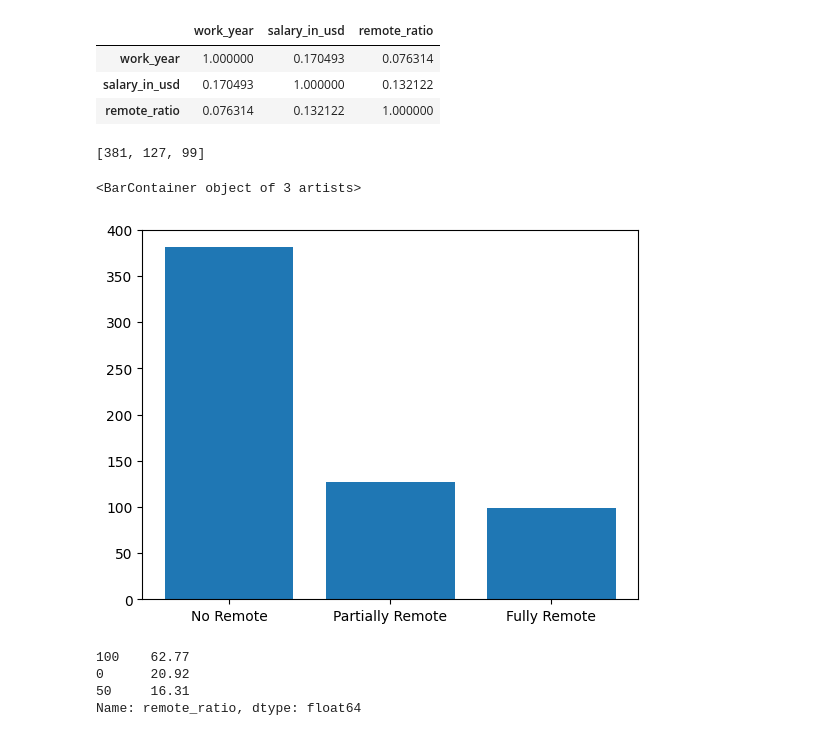
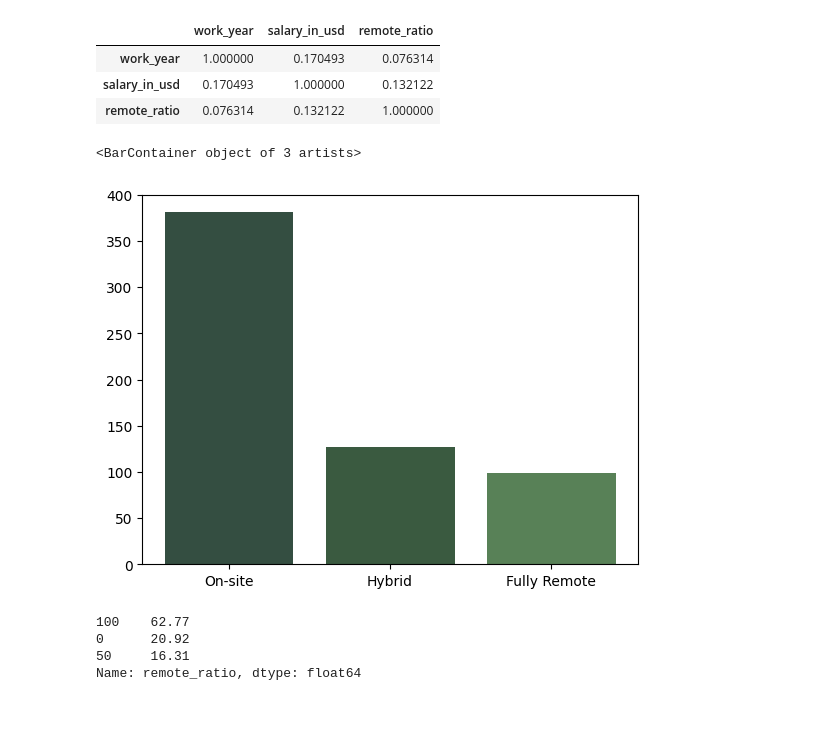
Before and after one commit to Ernestcollins15/Data-related-jobs, a Jupyter notebook: ds_salary.ipynb, the cells around one changed output. Drawn from its saved outputs; the diff is of its cells as text; code cells hidden in the pictures.

```diff
--- a/ds_salary.ipynb
+++ b/ds_salary.ipynb
@@ -58,16 +60,12 @@ salary.corr()
 | remote_ratio | 0.076314 | 0.132122 | 1.000000 |
 # %%
 #Remote ratio
-labels = ['No Remote','Partially Remote','Fully Remote']
+labels = ['On-site','Hybrid','Fully Remote']
 values = salary['remote_ratio'].value_counts().to_list()
-values
+plt.bar(labels,values,color=('#344e41','#3a5a40','#588157'))
 # %% [output]
-[381, 127, 99]
+<BarContainer object of 3 artists>
+[figure, added]
-# %%
-plt.bar(labels,values)
-# %% [output]
-<BarContainer object of 3 artists>
-[figure, removed]
 # %%
 #checking distribution of remote jobs
 salary.remote_ratio.value_counts(normalize=True).round(4)*100
```
Also changed, not shown: parts of 27 cells of this notebook.
